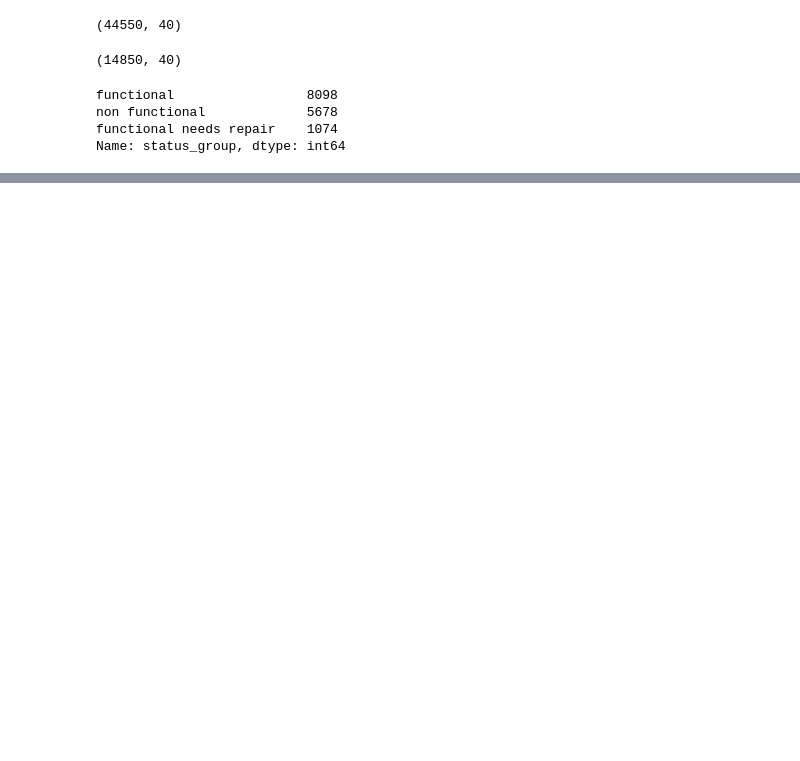
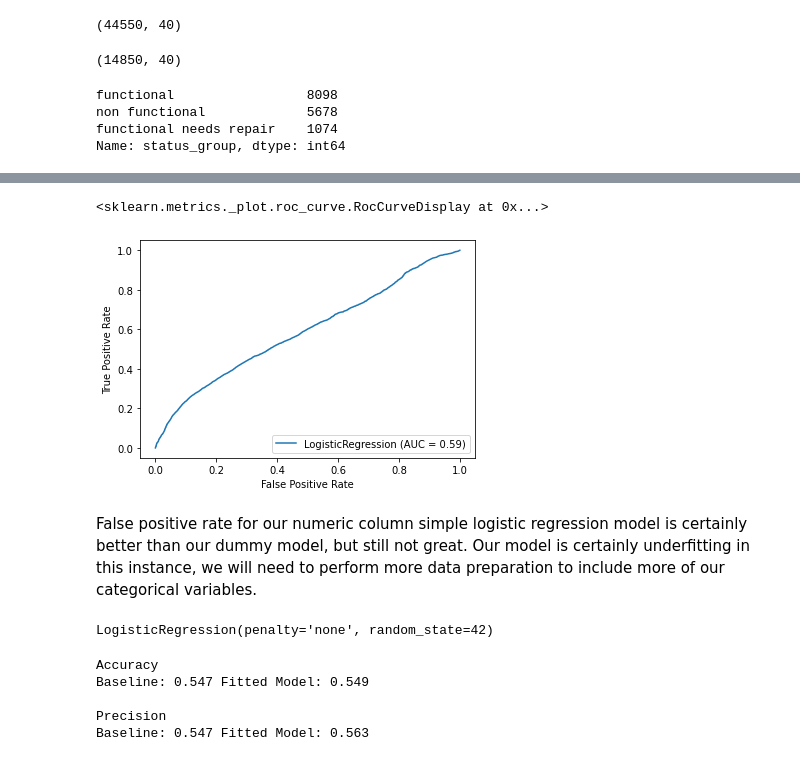
Before and after one commit to ElyLin/WaterWellsProject, a Jupyter notebook: notebooks/Samantha/EDA.ipynb, the cells around one changed output, grey strips where cells are left out. Drawn from its saved outputs; the diff is of its cells as text; code cells hidden in the pictures; blank space fills up the shorter version.

```diff
--- a/notebooks/Samantha/EDA.ipynb
+++ b/notebooks/Samantha/EDA.ipynb
@@ -240,0 +445,18 @@ Name: status_group, dtype: int64
+# %%
+plot_roc_curve(logreg,X_train,y_train)
+# %% [output]
+<sklearn.metrics._plot.roc_curve.RocCurveDisplay at 0x...>
+[figure, added]
+# %% [markdown]
+False positive rate for our numeric column simple logistic regression model is certainly better than our dummy model, but still not great. Our model is certainly underfitting in this instance, we will need to perform more data preparation to include more of our categorical variables.
+# %%
+std_scaler = StandardScaler()
+
+logreg_scaled = LogisticRegression(random_state=42, penalty='none')
+
+X_train_scaled = std_scaler.fit_transform(X_train)
+X_test_scaled = std_scaler.transform(X_test)
+
+logreg_scaled.fit(X_train_scaled, y_train)
+# %% [output]
+LogisticRegression(penalty='none', random_state=42)
@@ -240,0 +468,18 @@ Name: status_group, dtype: int64
+# %%
+#compare accuracy and precision scoring: scaled model vs baseline
+baseline_acc
+baseline_prec
+
+print(f"""
+Accuracy
+Baseline: {baseline_acc:1.3f} Fitted Model: {model_accuracy:1.3f}
+
+Precision
+Baseline: {baseline_prec:1.3f} Fitted Model: {model_precision:1.3f}
+""")
+# %% [output]
+Accuracy
+Baseline: 0.547 Fitted Model: 0.549
+
+Precision
+Baseline: 0.547 Fitted Model: 0.563
```
Also changed, not shown: parts of 47 cells of this notebook.
